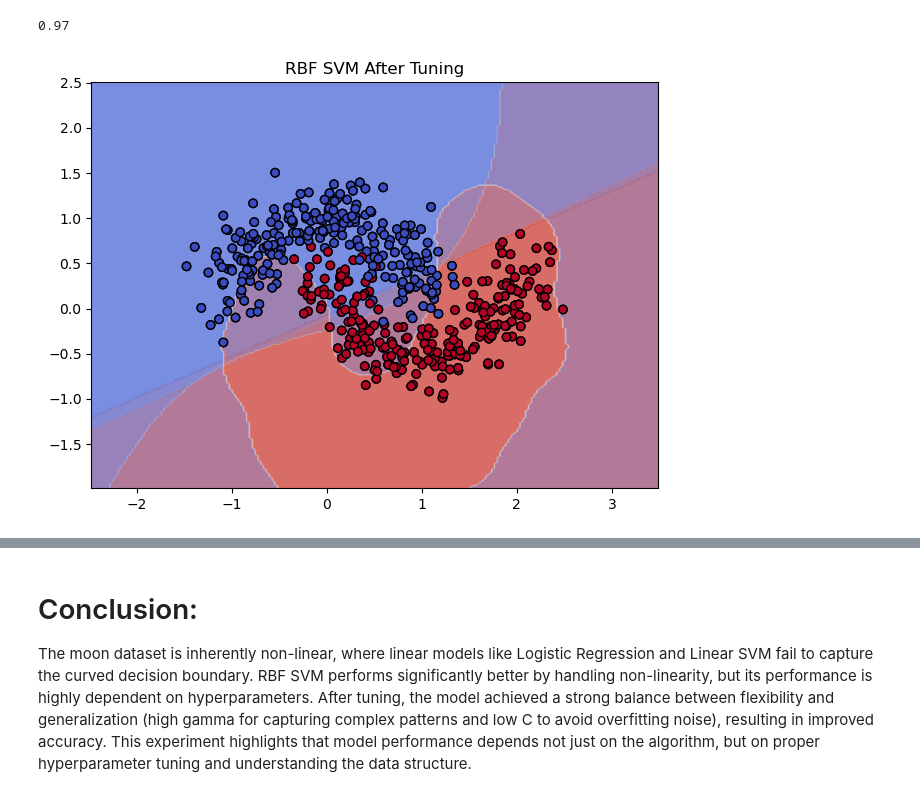
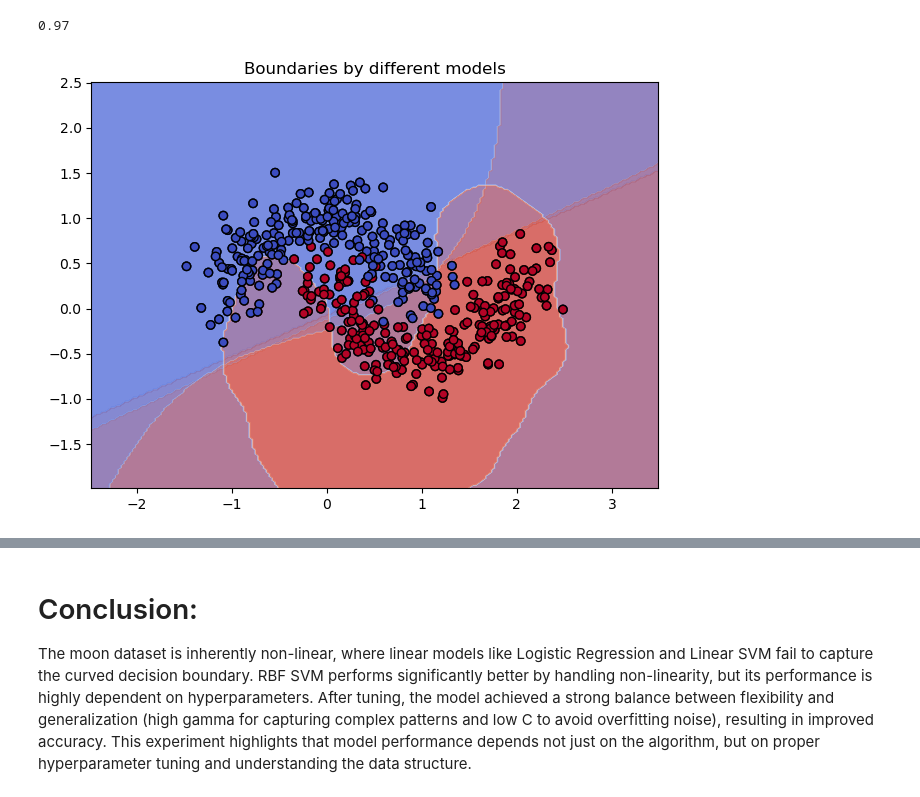
Before and after one commit to Darshna-Choudhary/ML-Learning, a Jupyter notebook: Support Vector Machine/Moon_dataset.ipynb, the cells around one changed output, grey strips where cells are left out. Drawn from its saved outputs; the diff is of its cells as text; code cells hidden in the pictures.

```diff
--- a/Support Vector Machine/Moon_dataset.ipynb
+++ b/Support Vector Machine/Moon_dataset.ipynb
@@ -92,7 +92,7 @@ accuracy_score(y_test, y_pred_svm_rbf_tuned)
 # %% [output]
 0.97
 # %%
-def plot_boundary(model, X, y, title):
+def plot_boundary(model, X, y):
     x_min, x_max = X[:, 0].min() - 1, X[:, 0].max() + 1
     y_min, y_max = X[:, 1].min() - 1, X[:, 1].max() + 1
     xx, yy = np.meshgrid(
@@ -103,12 +103,12 @@ def plot_boundary(model, X, y, title):
     Z = Z.reshape(xx.shape)
     plt.contourf(xx, yy, Z, alpha=0.3, cmap='coolwarm')
     plt.scatter(X[:, 0], X[:, 1], c=y, cmap='coolwarm', edgecolors='k')
-    plt.title(title)
+    plt.title("Boundaries by different models")
     plt.tight_layout()
 # %%
-plot_boundary(log_model, X, y, "Logistic Regression")
-plot_boundary(svm_linear, X, y, "Linear SVM")
-plot_boundary(svm_rbf, X, y, "RBF SVM")
-plot_boundary(best_model, X, y, "RBF SVM After Tuning")
+plot_boundary(log_model, X, y)
+plot_boundary(svm_linear, X, y)
+plot_boundary(svm_rbf, X, y)
+plot_boundary(best_model, X, y)
 # %% [output]
-[figure, old version]
+[figure, new version]
```
Also changed, not shown: parts of 3 cells of this notebook.
